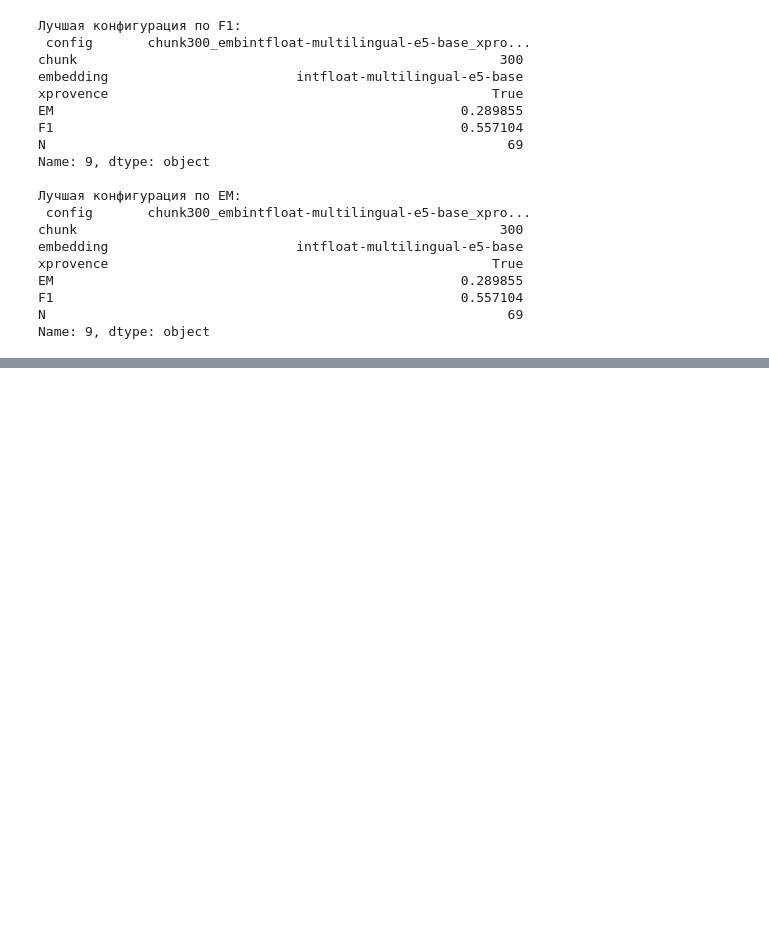
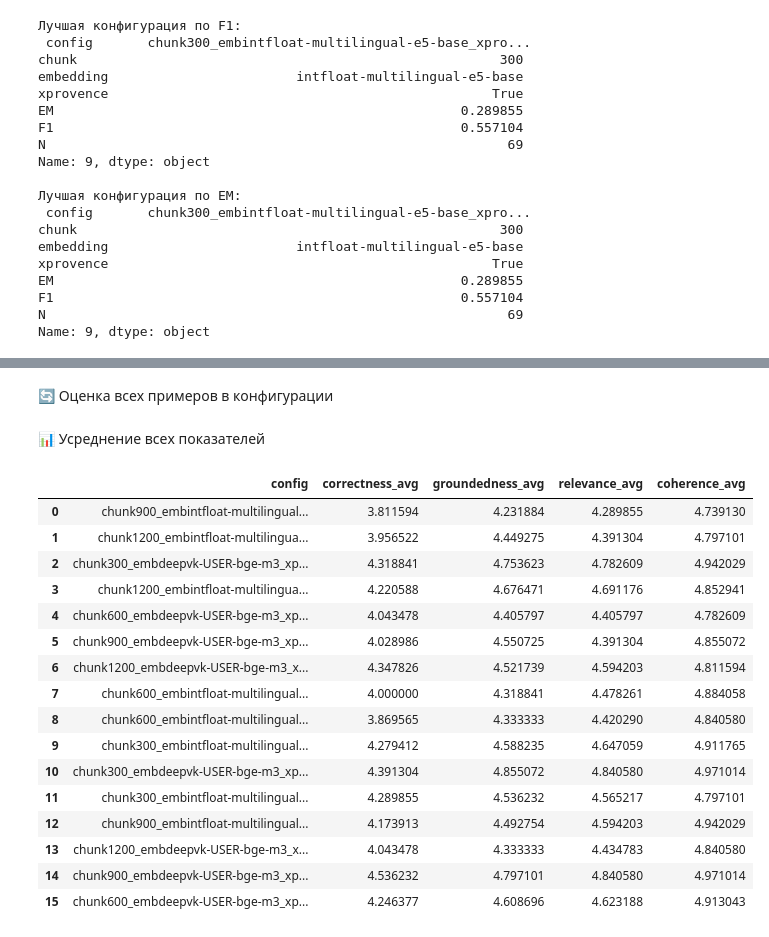
Before and after one commit to SergeyKarpenko1/LangGraph-DIY-car-agent, a Jupyter notebook: Notebooks/rag_eval.ipynb, the cells around one changed output, grey strips where cells are left out. Saved outputs shown, nothing was run; the diff lists cells and outputs as text; code cells hidden in the pictures; blank space fills up the shorter version.

```diff
--- a/Notebooks/rag_eval.ipynb
+++ b/Notebooks/rag_eval.ipynb
@@ -528,0 +629,2 @@ Name: 9, dtype: object
+# %% [markdown]
+🔄 Оценка всех примеров в конфигурации
@@ -528,0 +651,2 @@ Name: 9, dtype: object
+# %% [markdown]
+📊 Усреднение всех показателей
@@ -528,0 +665,54 @@ Name: 9, dtype: object
+# %%
+# ------------------ ГЛАВНАЯ ФУНКЦИЯ ------------------
+
+def evaluate_all_configs(result_dir, llm):
+    summary_rows = []
+
+    for fname in os.listdir(result_dir):
+        if not fname.endswith(".json"):
+            continue
+
+        config_name = fname.replace(".json", "")
+        json_path = os.path.join(result_dir, fname)
+
+        judged = llm_judge_experiment(llm, json_path)
+        summary = summarize_judgements(judged)
+        summary["config"] = config_name
+
+        summary_rows.append(summary)
+
+    summary_df = pd.DataFrame(summary_rows)
+    summary_df = summary_df[
+        ["config", "correctness_avg", "groundedness_avg", "relevance_avg", "coherence_avg"]
+    ]
+
+    summary_df.to_csv("judge_summary.csv", index=False)
+    return summary_df
+# %%
+
+# ------------------ ЗАПУСК ------------------
+
+summary_df = evaluate_all_configs(
+    result_dir="/Users/sergey/Desktop/LangGraph-DIY-car-agent/Data/result_eval",
+    llm=gpt_oss_120b
+)
+
+summary_df
+# %% [output]
+|  | config | correctness_avg | groundedness_avg | relevance_avg | coherence_avg |
+| 0 | chunk900_embintfloat-multilingual... | 3.811594 | 4.231884 | 4.289855 | 4.739130 |
+| 1 | chunk1200_embintfloat-multilingua... | 3.956522 | 4.449275 | 4.391304 | 4.797101 |
+| 2 | chunk300_embdeepvk-USER-bge-m3_xp... | 4.318841 | 4.753623 | 4.782609 | 4.942029 |
+| 3 | chunk1200_embintfloat-multilingua... | 4.220588 | 4.676471 | 4.691176 | 4.852941 |
+| 4 | chunk600_embdeepvk-USER-bge-m3_xp... | 4.043478 | 4.405797 | 4.405797 | 4.782609 |
+| 5 | chunk900_embdeepvk-USER-bge-m3_xp... | 4.028986 | 4.550725 | 4.391304 | 4.855072 |
+| 6 | chunk1200_embdeepvk-USER-bge-m3_x... | 4.347826 | 4.521739 | 4.594203 | 4.811594 |
+| 7 | chunk600_embintfloat-multilingual... | 4.000000 | 4.318841 | 4.478261 | 4.884058 |
+| 8 | chunk600_embintfloat-multilingual... | 3.869565 | 4.333333 | 4.420290 | 4.840580 |
+| 9 | chunk300_embintfloat-multilingual... | 4.279412 | 4.588235 | 4.647059 | 4.911765 |
+| 10 | chunk300_embdeepvk-USER-bge-m3_xp... | 4.391304 | 4.855072 | 4.840580 | 4.971014 |
+| 11 | chunk300_embintfloat-multilingual... | 4.289855 | 4.536232 | 4.565217 | 4.797101 |
+| 12 | chunk900_embintfloat-multilingual... | 4.173913 | 4.492754 | 4.594203 | 4.942029 |
+| 13 | chunk1200_embdeepvk-USER-bge-m3_x... | 4.043478 | 4.333333 | 4.434783 | 4.840580 |
+| 14 | chunk900_embdeepvk-USER-bge-m3_xp... | 4.536232 | 4.797101 | 4.840580 | 4.971014 |
+| 15 | chunk600_embdeepvk-USER-bge-m3_xp... | 4.246377 | 4.608696 | 4.623188 | 4.913043 |
```
Also changed, not shown: parts of 9 cells of this notebook.
